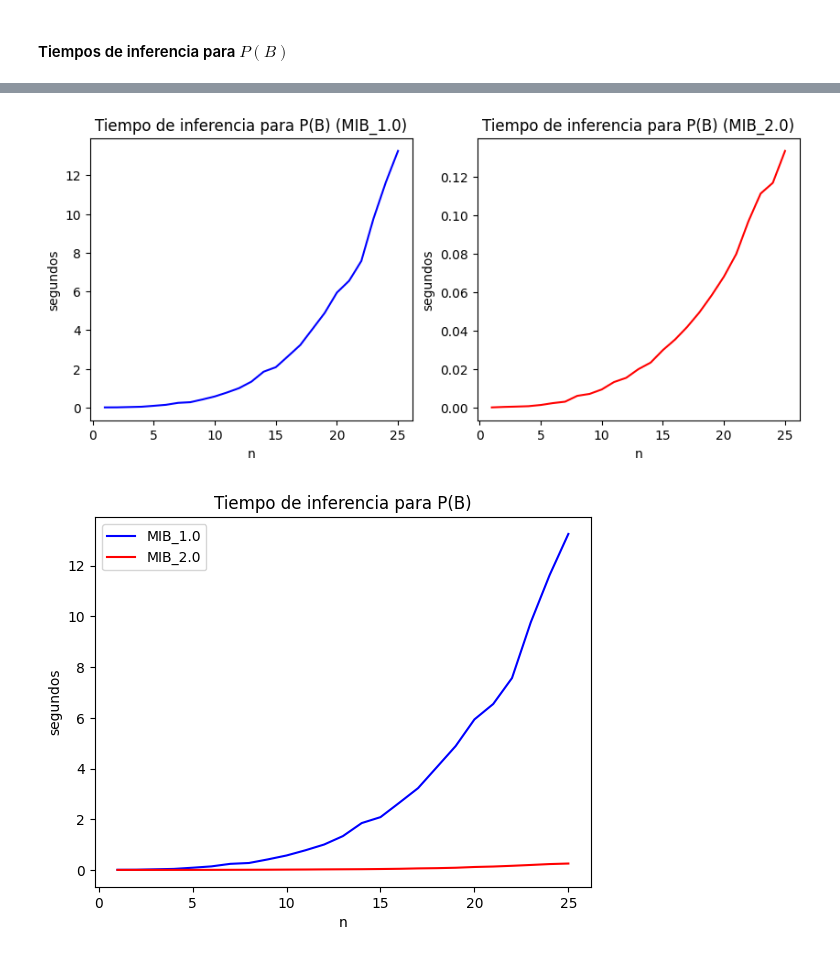
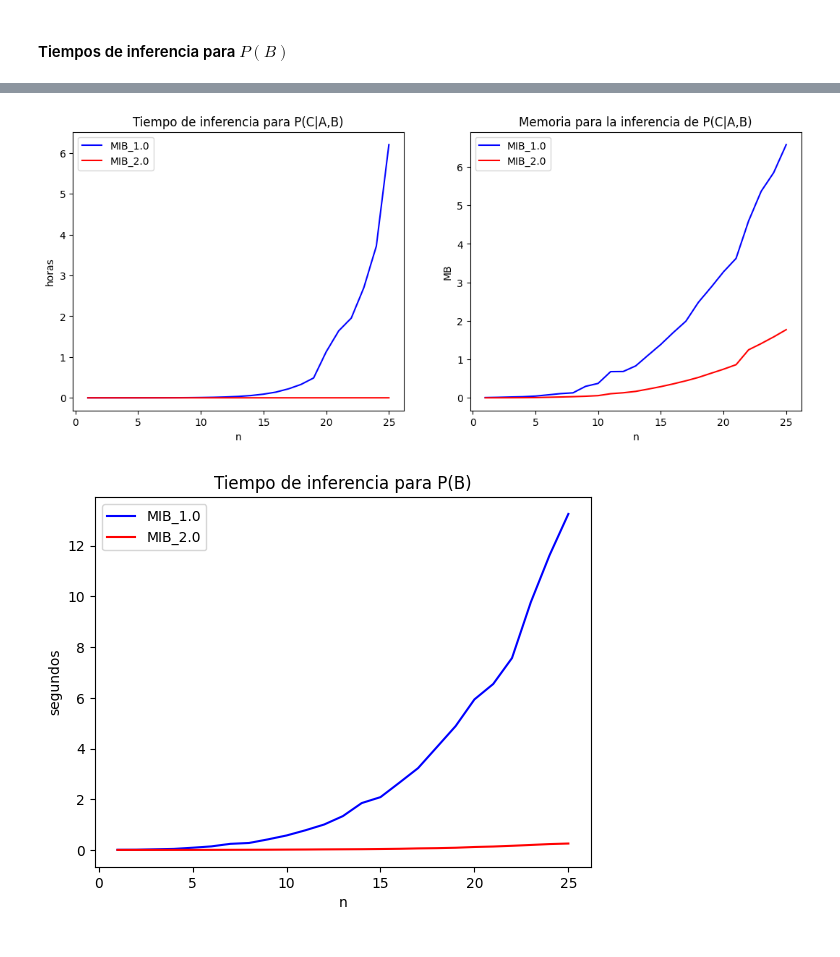
Before and after one commit to robertorys/Tesis, a Jupyter notebook: Test_mib_v2_3_3.ipynb, the cells around one changed output, grey strips where cells are left out. Cells and saved outputs as stored; diff of their text form; code cells hidden in the pictures.

```diff
--- a/Test_mib_v2_3_3.ipynb
+++ b/Test_mib_v2_3_3.ipynb
@@ -161,10 +161,11 @@ for i in range(n):
     C = mb.Var('C', Events)
     PC_AB = mb.Distrib(dC_AB, (C,), (A,B))
 
-    # Probabilidad conjunta (Espesificación)
-    PABC = mb.Specification(set([A,B,C]), (PA, PB_A, PC_AB))
+    # Probabilidad conjunta (Espesificación) -> descripción
 
-    Q_ABC = mb.Question(PABC)
+    dsPABC = mb.Specification(set([A,B,C]), (PA, PB_A, PC_AB))
+
+    Q_ABC = mb.Question(dsPABC)
 
     timesM_i = 0
     memoryM_i = 0
@@ -225,24 +251,28 @@ len(timesM1)
 # %%
 xn = [i+1 for i in range(n)]
 fig, ax = plt.subplots(1, 2)
-fig.set_size_inches(10,4)
+fig.set_size_inches(13,5)
 # fig.set_size_inches(15,5)
-# MIB_1.0
-ax[0].plot(xn, timesM1, color='b',label = 'MIB_1.0')
-ax[0].set_title("Tiempo de inferencia para P(B) (MIB_1.0)")
+
+ax[0].plot(xn, [t/3600 for t in timesC1], color='b',label = 'MIB_1.0')
+ax[0].plot(xn, [t/3600 for t in timesC], color='r',label = 'MIB_2.0')
+ax[0].set_title("Tiempo de inferencia para P(C|A,B)")
 ax[0].set_xlabel("n")
-ax[0].set_ylabel("segundos")
+ax[0].set_ylabel("horas")
+ax[0].legend(loc = 'upper left')
 
-# MIB_2.0
-ax[1].plot(xn, timesM, color='r',label = 'MIB_2.0')
-ax[1].set_title("Tiempo de inferencia para P(B) (MIB_2.0)")
+
+ax[1].plot(xn, [m/1000000 for m in memoryC1], color='b',label = 'MIB_1.0')
+ax[1].plot(xn, [m/1000000 for m in memoryC], color='r',label = 'MIB_2.0')
+ax[1].set_title("Memoria para la inferencia de P(C|A,B)")
 ax[1].set_xlabel("n")
-ax[1].set_ylabel("segundos")
+ax[1].set_ylabel("MB")
+ax[1].legend(loc = 'upper left')
 
 # Mostrar las gráficas
 plt.show()
 # %% [output]
-[figure, old version]
+[figure, new version]
 # %%
 fig, ax = plt.subplots()
 xn = [i+1 for i in range(n)]
```
Also changed, not shown: parts of 31 cells of this notebook, 34 other files.
